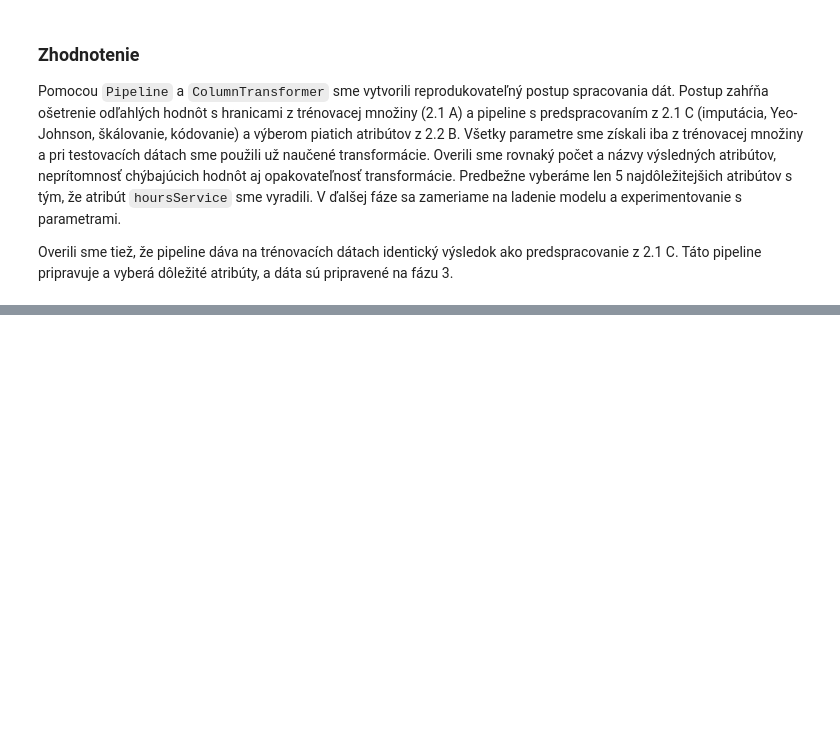
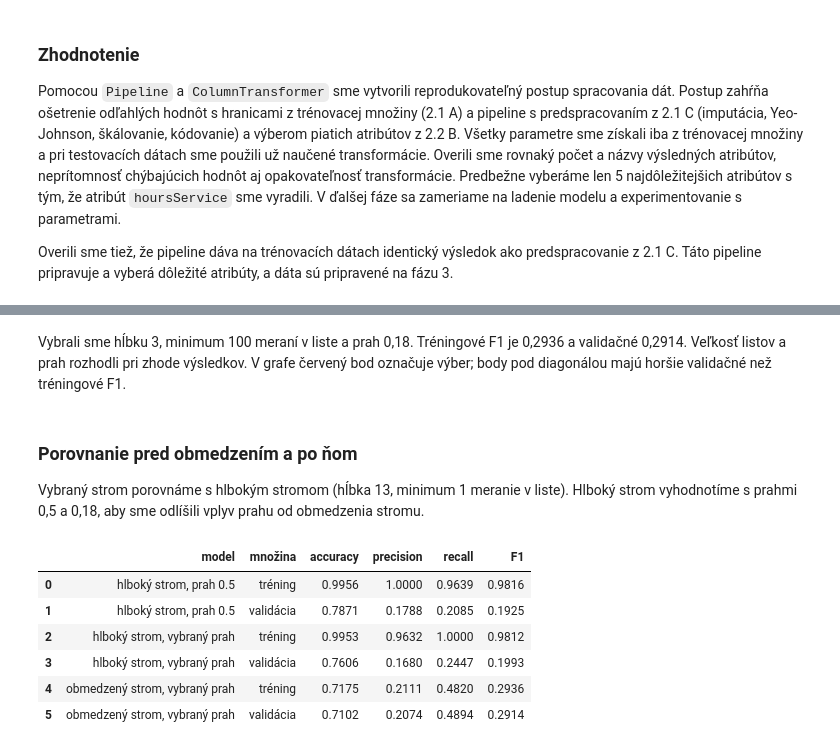
Before and after one commit to kavonada/IAU_zadanie, a Jupyter notebook: projekt.ipynb, the cells around one changed output, grey strips where cells are left out. Cells and saved outputs as stored; diff of their text form; code cells hidden in the pictures; blank space fills up the shorter version.

```diff
--- a/projekt.ipynb
+++ b/projekt.ipynb
@@ -2100,0 +2402,35 @@ Overili sme tiež, že pipeline dáva na trénovacích dátach identický výsle
+# %% [markdown]
+Vybrali sme hĺbku 3, minimum 100 meraní v liste a prah 0,18. Tréningové F1 je 0,2936 a validačné 0,2914. Veľkosť listov a prah rozhodli pri zhode výsledkov. V grafe červený bod označuje výber; body pod diagonálou majú horšie validačné než tréningové F1.
+# %% [markdown]
+### Porovnanie pred obmedzením a po ňom
+
+Vybraný strom porovnáme s hlbokým stromom (hĺbka 13, minimum 1 meranie v liste). Hlboký strom vyhodnotíme s prahmi 0,5 a 0,18, aby sme odlíšili vplyv prahu od obmedzenia stromu.
+# %%
+deep_tree_31 = fit_id3(X_fit_id3, y_fit_31, max_depth=13)
+selected_tree_31 = fit_id3(X_fit_id3, y_fit_31, max_depth=depth_31,
+                          min_samples_leaf=min_leaf_31)
+
+comparison = []
+for name, tree, threshold in [
+    ("hlboký strom, prah 0.5", deep_tree_31, 0.5),
+    ("hlboký strom, vybraný prah", deep_tree_31, threshold_31),
+    ("obmedzený strom, vybraný prah", selected_tree_31, threshold_31)
+]:
+    for dataset, X_part, y_part in [
+        ("tréning", X_fit_id3, y_fit_31),
+        ("validácia", X_val_id3, y_val_31)
+    ]:
+        predictions = predict_id3(tree, X_part, threshold=threshold)
+        metrics = evaluate_id3(y_part, predictions)
+        comparison.append({"model": name, "množina": dataset, **metrics})
+
+comparison_31 = pd.DataFrame(comparison)
+display(comparison_31.round(4))
+# %% [output]
+|  | model | množina | accuracy | precision | recall | F1 |
+| 0 | hlboký strom, prah 0.5 | tréning | 0.9956 | 1.0000 | 0.9639 | 0.9816 |
+| 1 | hlboký strom, prah 0.5 | validácia | 0.7871 | 0.1788 | 0.2085 | 0.1925 |
+| 2 | hlboký strom, vybraný prah | tréning | 0.9953 | 0.9632 | 1.0000 | 0.9812 |
+| 3 | hlboký strom, vybraný prah | validácia | 0.7606 | 0.1680 | 0.2447 | 0.1993 |
+| 4 | obmedzený strom, vybraný prah | tréning | 0.7175 | 0.2111 | 0.4820 | 0.2936 |
+| 5 | obmedzený strom, vybraný prah | validácia | 0.7102 | 0.2074 | 0.4894 | 0.2914 |
```
Also changed, not shown: parts of 22 cells of this notebook, 1 other file.
